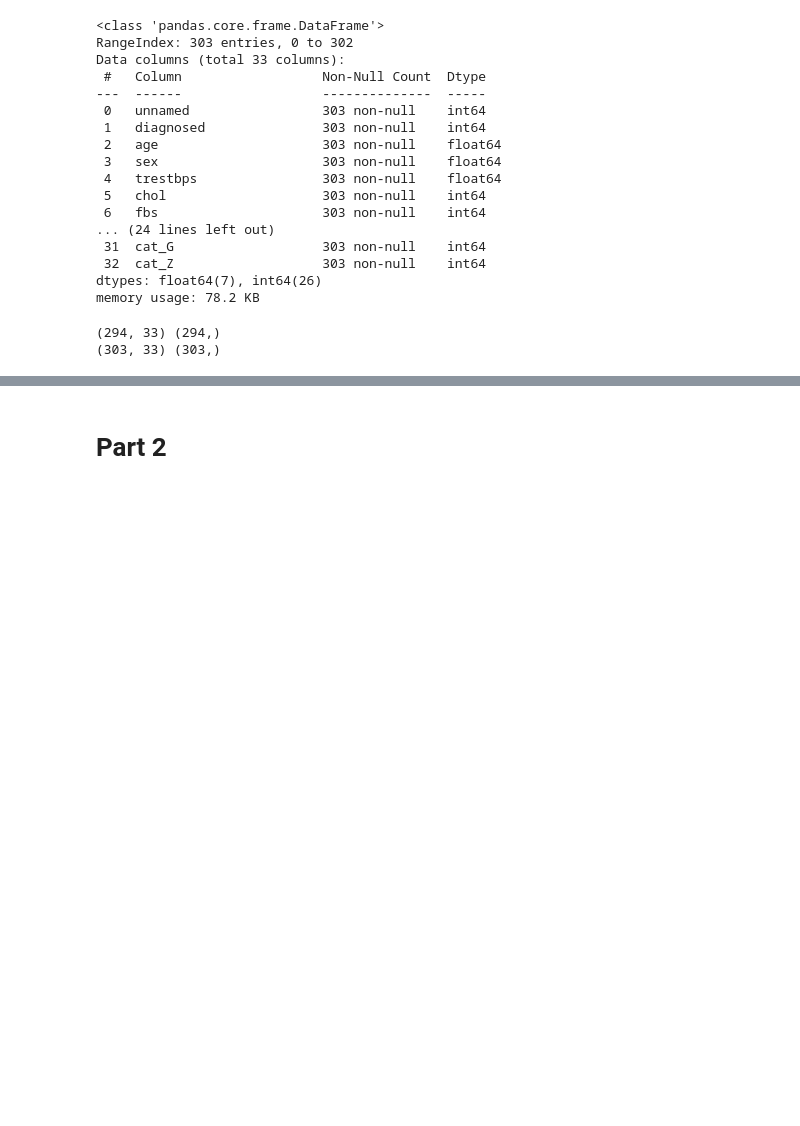
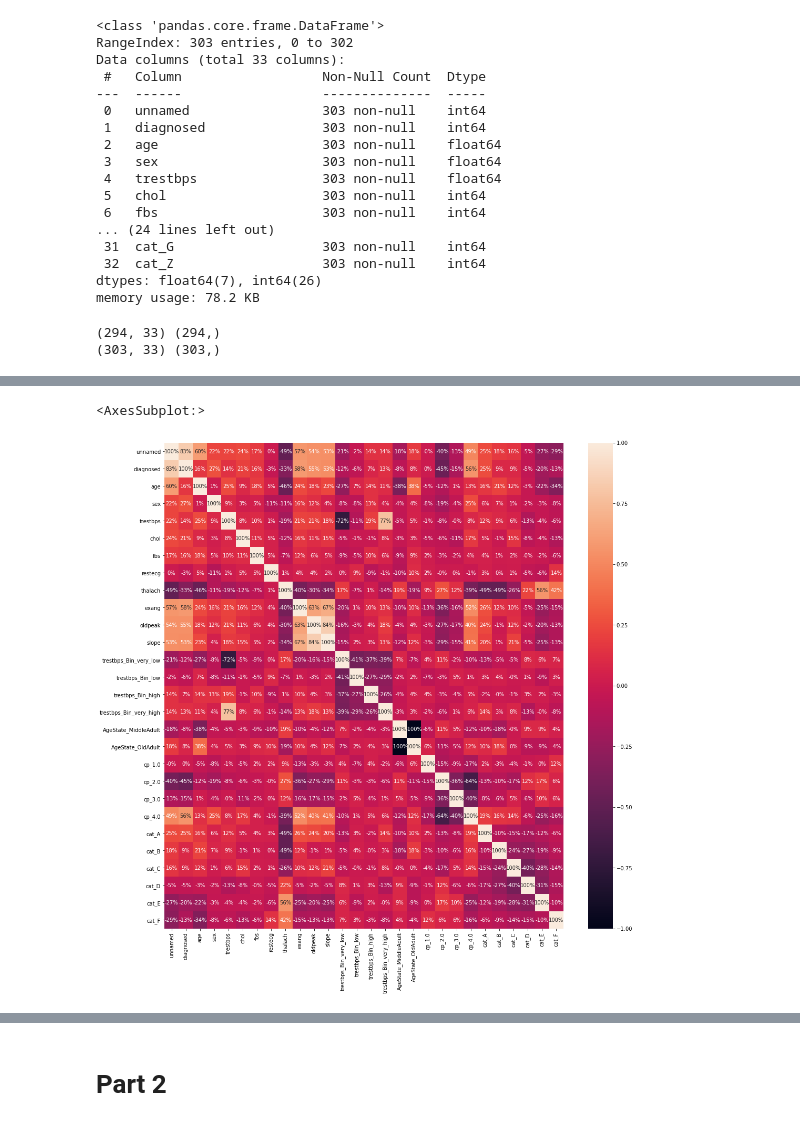
Before and after one commit to deewu123/project, a Jupyter notebook: code/Diagnosis of Heart Disease - 02 Model.ipynb, the cells around one changed output, grey strips where cells are left out. Saved outputs shown, nothing was run; the diff lists cells and outputs as text; code cells hidden in the pictures; blank space fills up the shorter version.

```diff
--- a/code/Diagnosis of Heart Disease - 02 Model.ipynb
+++ b/code/Diagnosis of Heart Disease - 02 Model.ipynb
@@ -176,0 +147,20 @@ array([[ 3.34252441e-01,  4.35828505e-02, -5.83052313e-01,
+# %%
+# remove num column
+X_train = X_train.drop('num', axis = 1)
+# %%
+# remove thal column
+X_train = X_train.drop('thal', axis = 1)
+# %%
+# remove cat_G column
+X_train = X_train.drop('cat_G', axis = 1)
+# %%
+# remove cat_Z column
+X_train = X_train.drop('cat_Z', axis = 1)
+# %%
+import matplotlib.pyplot as plt
+import seaborn as sns
+plt.figure(figsize=(17,17))
+sns.heatmap(X_train.corr(),annot=True,fmt='.0%')
+# %% [output]
+<AxesSubplot:>
+[figure, added]
```
Also changed, not shown: parts of 34 cells of this notebook, 16 other files.
